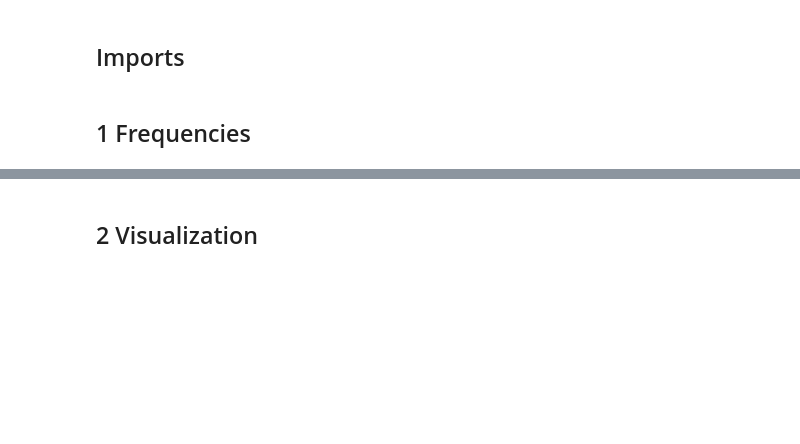
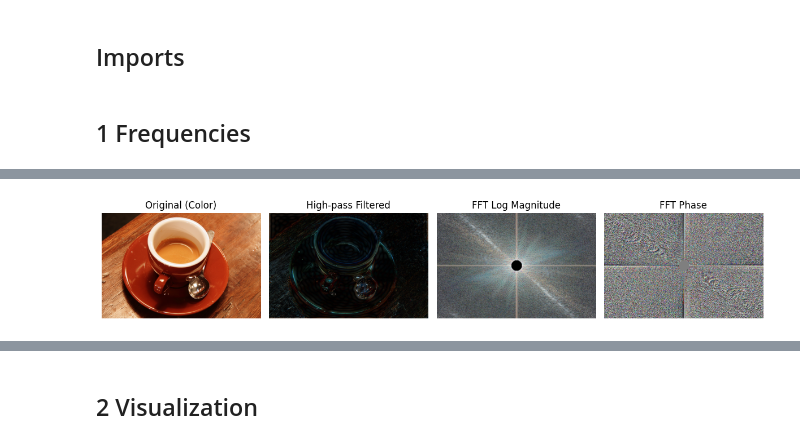
Before and after one commit to ishanyaa/ImageProcessingCSC8628, a Jupyter notebook: image_fourier-1.ipynb, the cells around one changed output, grey strips where cells are left out. Drawn from its saved outputs; the diff is of its cells as text; code cells hidden in the pictures; blank space fills up the shorter version.

```diff
--- a/image_fourier-1.ipynb
+++ b/image_fourier-1.ipynb
@@ -36,0 +118,88 @@ plt.clim(0,    1)
+# %%
+# FFT of image: spatial domain to frequency domain (preserving color channels)
+
+# Keep the image in RGB color space
+im_camera = img_as_float(data.coffee())
+
+# create a mask of radius for cutting off low frequencies
+r = 20
+
+# The mask coordinates can be calculated using the spatial 2D shape (height, width)
+height, width, channels = im_camera.shape
+imw = np.zeros((height, width))
+
+# find the mid point
+cx, cy = np.round(np.array([height, width])/2)
+
+# create a disk mask
+rr, cc = disk((cx, cy), r, shape=imw.shape)
+imw[rr, cc] = 1
+
+print("Image shape:", im_camera.shape)
+
+# Process each color channel individually
+imf_channels = []
+imm_channels = []
+ima_channels = []
+
+for i in range(channels):
+    channel_data = im_camera[:, :, i]
+
+    # Convert channel into frequency space
+    imfft = fftshift(fft2(channel_data))
+
+    # Remove frequencies inside the circular mask
+    imfft[imw > 0] = 0
+
+    # Move low frequencies back and invert FFT
+    #imf_channel = np.abs(ifft2(ifftshift(imfft)))
+    imf_channel = np.abs(ifft2(imfft))
+
+
+    # Clip values to [0, 1] to avoid plotting artifacts
+    imf_channel = np.clip(imf_channel, 0, 1)
+
+    # Extract real values and imaginary values for visualization
+    imm_channel = np.log(1 + np.abs(imfft))
+    ima_channel = np.angle(imfft)
+
+    imf_channels.append(imf_channel)
+    imm_channels.append(imm_channel)
+    ima_channels.append(ima_channel)
+
+# Stack the channels back together
+imf = np.stack(imf_channels, axis=2)
+imm = np.stack(imm_channels, axis=2)
+ima = np.stack(ima_channels, axis=2)
+
+# Normalize imm and ima to [0, 1] range for colored visualization
+imm_normalized = (imm - imm.min()) / (imm.max() - imm.min())
+# Normalize phase (-pi to pi) to [0, 1]
+ima_normalized = (ima - ima.min()) / (ima.max() - ima.min())
+
+# Plot image
+fig = plt.figure(figsize=(12, 6))
+
+ax = fig.add_subplot(1, 4, 1)
+plt.imshow(im_camera)
+plt.title('Original (Color)')
+plt.axis('off')
+
+ax = fig.add_subplot(1, 4, 2)
+plt.imshow(imf)
+plt.title('High-pass Filtered')
+plt.axis('off')
+
+ax = fig.add_subplot(1, 4, 3)
+plt.imshow(imm_normalized)
+plt.title('FFT Log Magnitude')
+plt.axis('off')
+
+ax = fig.add_subplot(1, 4, 4)
+plt.imshow(ima_normalized)
+plt.title('FFT Phase')
+plt.axis('off')
+
+plt.tight_layout()
+plt.show()
+# %% [output]
@@ -36,0 +207 @@ plt.clim(0,    1)
+[figure, added]
```
Also changed, not shown: parts of 8 cells of this notebook.
